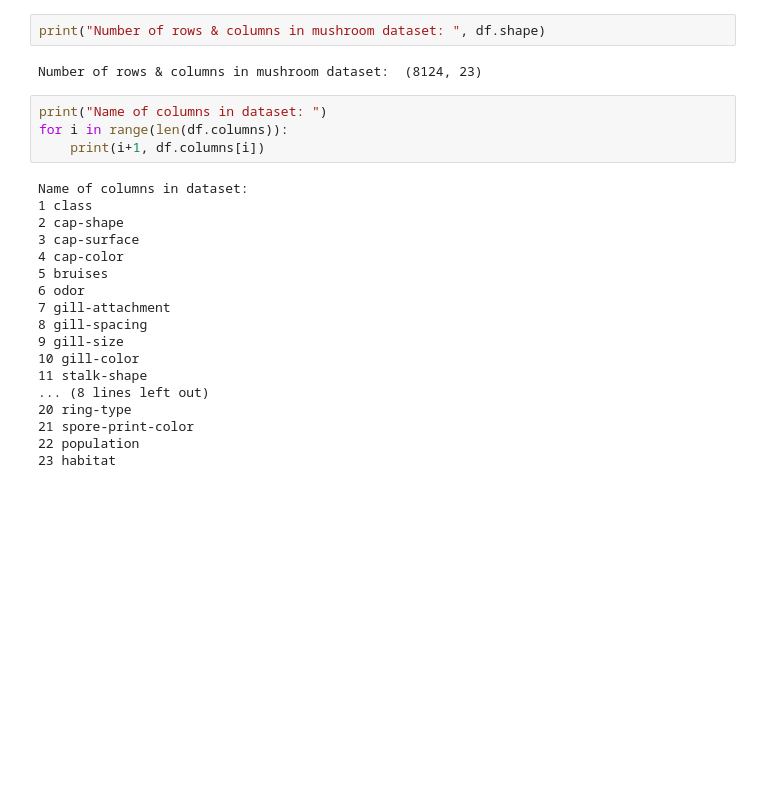
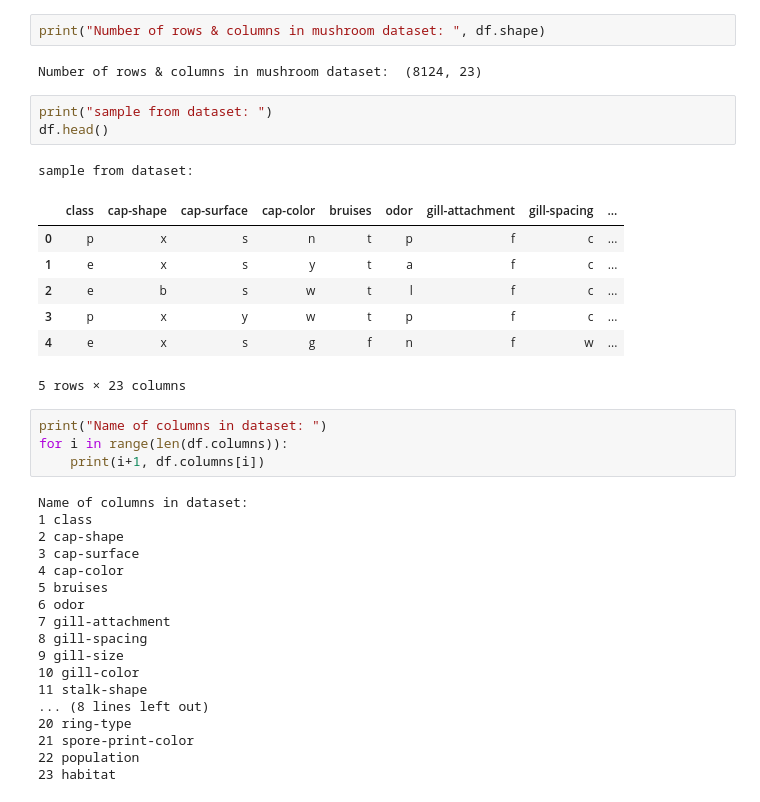
Before and after one commit to 176deepak/Mushroom_classifier, a Jupyter notebook: notebook/EDA.ipynb, the cells around one changed output. Cells and saved outputs as stored; diff of their text form; blank space fills up the shorter version.

```diff
--- a/notebook/EDA.ipynb
+++ b/notebook/EDA.ipynb
@@ -12,6 +9,18 @@ df = pd.read_csv("E:/Mushroom classifier/notebook/data/mushrooms.csv")
 print("Number of rows & columns in mushroom dataset: ", df.shape)
 # %% [output]
 Number of rows & columns in mushroom dataset:  (8124, 23)
+# %%
+print("sample from dataset: ")
+df.head()
+# %% [output]
+sample from dataset:
+|  | class | cap-shape | cap-surface | cap-color | bruises | odor | gill-attachment | gill-spacing | ... |
+| 0 | p | x | s | n | t | p | f | c | ... |
+| 1 | e | x | s | y | t | a | f | c | ... |
+| 2 | e | b | s | w | t | l | f | c | ... |
+| 3 | p | x | y | w | t | p | f | c | ... |
+| 4 | e | x | s | g | f | n | f | w | ... |
+5 rows × 23 columns
 # %%
 print("Name of columns in dataset: ")
 for i in range(len(df.columns)):
```
Also changed, not shown: parts of 8 cells of this notebook, 1 other file.
